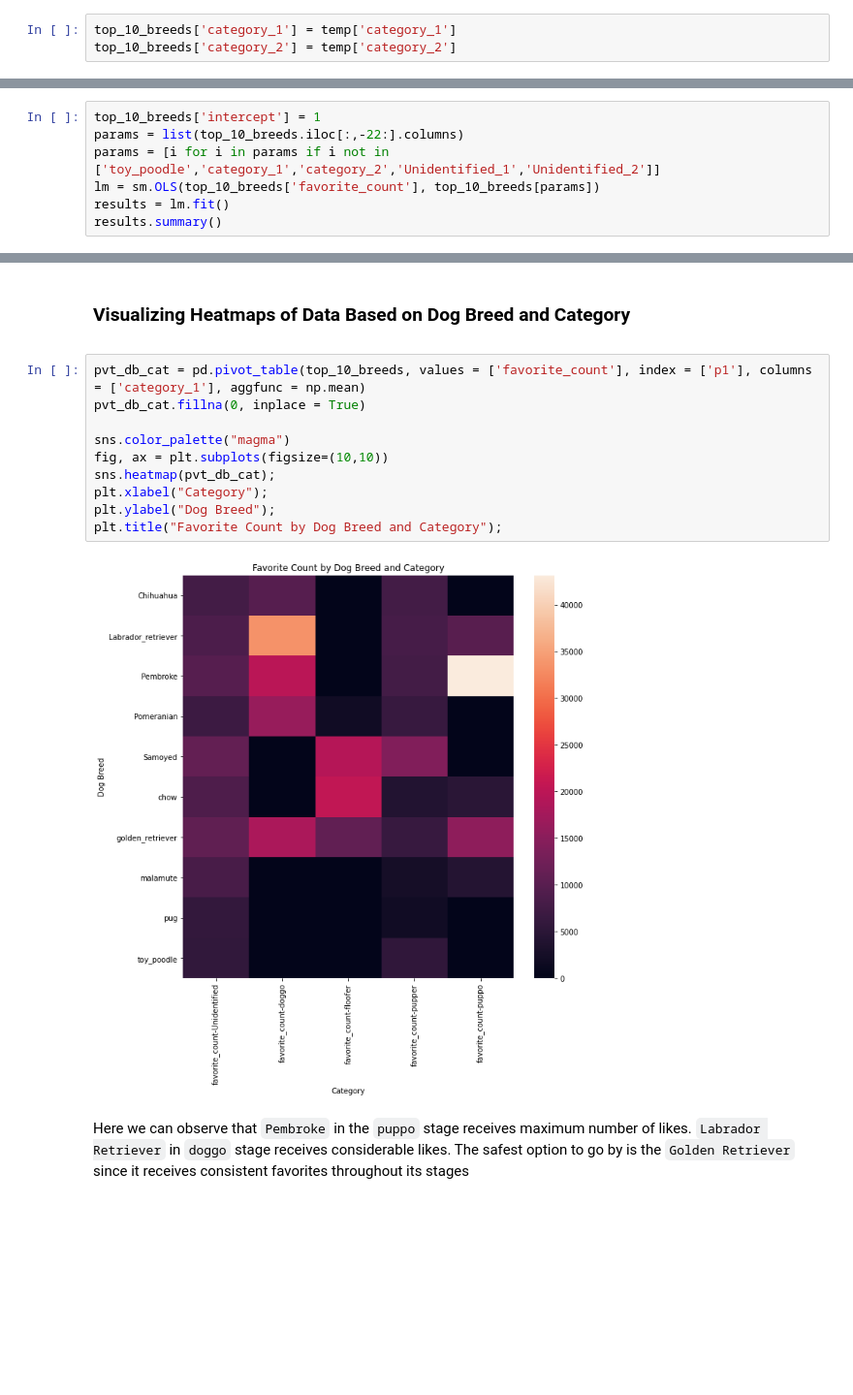
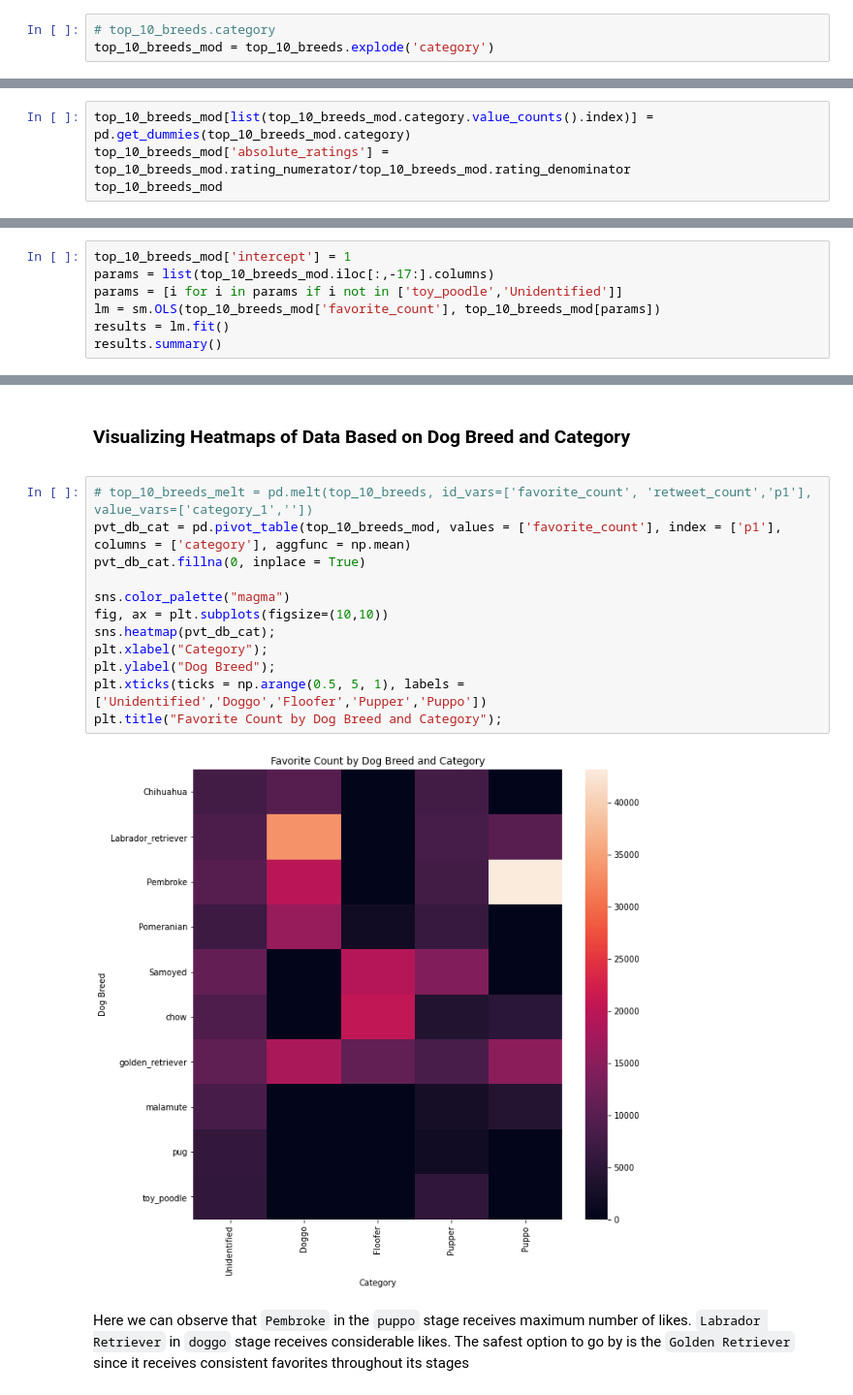
Before and after one commit to Pratik-Sanghavi/Udacity-Data-Analyst-Nanodegree, a Jupyter notebook: Module 4 Project/wrangle_act.ipynb, the cells around one changed output, grey strips where cells are left out. Shown at 97% size. Saved outputs shown, nothing was run; the diff lists cells and outputs as text; blank space fills up the shorter version.

```diff
--- a/Module 4 Project/wrangle_act.ipynb
+++ b/Module 4 Project/wrangle_act.ipynb
@@ -729,3 +718,3 @@ There might now be a whole debate about how the model needs to be indifferent to
-# %%
-top_10_breeds['category_1'] = temp['category_1']
-top_10_breeds['category_2'] = temp['category_2']
+# %%
+# top_10_breeds.category
+top_10_breeds_mod = top_10_breeds.explode('category')
@@ -756,0 +725,4 @@ memory usage: 137.6+ KB
+# %%
+top_10_breeds_mod[list(top_10_breeds_mod.category.value_counts().index)] = pd.get_dummies(top_10_breeds_mod.category)
+top_10_breeds_mod['absolute_ratings'] = top_10_breeds_mod.rating_numerator/top_10_breeds_mod.rating_denominator
+top_10_breeds_mod
@@ -760,10 +746,10 @@ memory usage: 137.6+ KB
 
 I'll be fitting a simple linear regression. More complex models are obviously possible but I haven't a clue in implementing them in python. So we'll only draw very simple conclusions based on the results
 # %%
-top_10_breeds['intercept'] = 1
-params = list(top_10_breeds.iloc[:,-22:].columns)
-params = [i for i in params if i not in ['toy_poodle','category_1','category_2','Unidentified_1','Unidentified_2']]
-lm = sm.OLS(top_10_breeds['favorite_count'], top_10_breeds[params])
+top_10_breeds_mod['intercept'] = 1
+params = list(top_10_breeds_mod.iloc[:,-17:].columns)
+params = [i for i in params if i not in ['toy_poodle','Unidentified']]
+lm = sm.OLS(top_10_breeds_mod['favorite_count'], top_10_breeds_mod[params])
 results = lm.fit()
 results.summary()
 # %% [output]
@@ -846,17 +832,19 @@ Here again, results are not statistically significant due to the same reasons
 ### Visualizing Heatmaps of Data Based on Dog Breed and Category
 <a id = 'heatmap'></a>
 # %%
-pvt_db_cat = pd.pivot_table(top_10_breeds, values = ['favorite_count'], index = ['p1'], columns = ['category_1'], aggfunc = np.mean)
+# top_10_breeds_melt = pd.melt(top_10_breeds, id_vars=['favorite_count', 'retweet_count','p1'], value_vars=['category_1',''])
+pvt_db_cat = pd.pivot_table(top_10_breeds_mod, values = ['favorite_count'], index = ['p1'], columns = ['category'], aggfunc = np.mean)
 pvt_db_cat.fillna(0, inplace = True)
 
 sns.color_palette("magma")
 fig, ax = plt.subplots(figsize=(10,10))
 sns.heatmap(pvt_db_cat);
 plt.xlabel("Category");
 plt.ylabel("Dog Breed");
+plt.xticks(ticks = np.arange(0.5, 5, 1), labels = ['Unidentified','Doggo','Floofer','Pupper','Puppo'])
 plt.title("Favorite Count by Dog Breed and Category");
 # %% [output]
-[figure, old version]
+[figure, new version]
 # %% [markdown]
 Here we can observe that `Pembroke` in the `puppo` stage receives maximum number of likes. `Labrador Retriever` in `doggo` stage receives considerable likes. The safest option to go by is the `Golden Retriever` since it receives consistent favorites throughout its stages
 # %%
```
Also changed, not shown: parts of 12 cells of this notebook, 1 other file.
